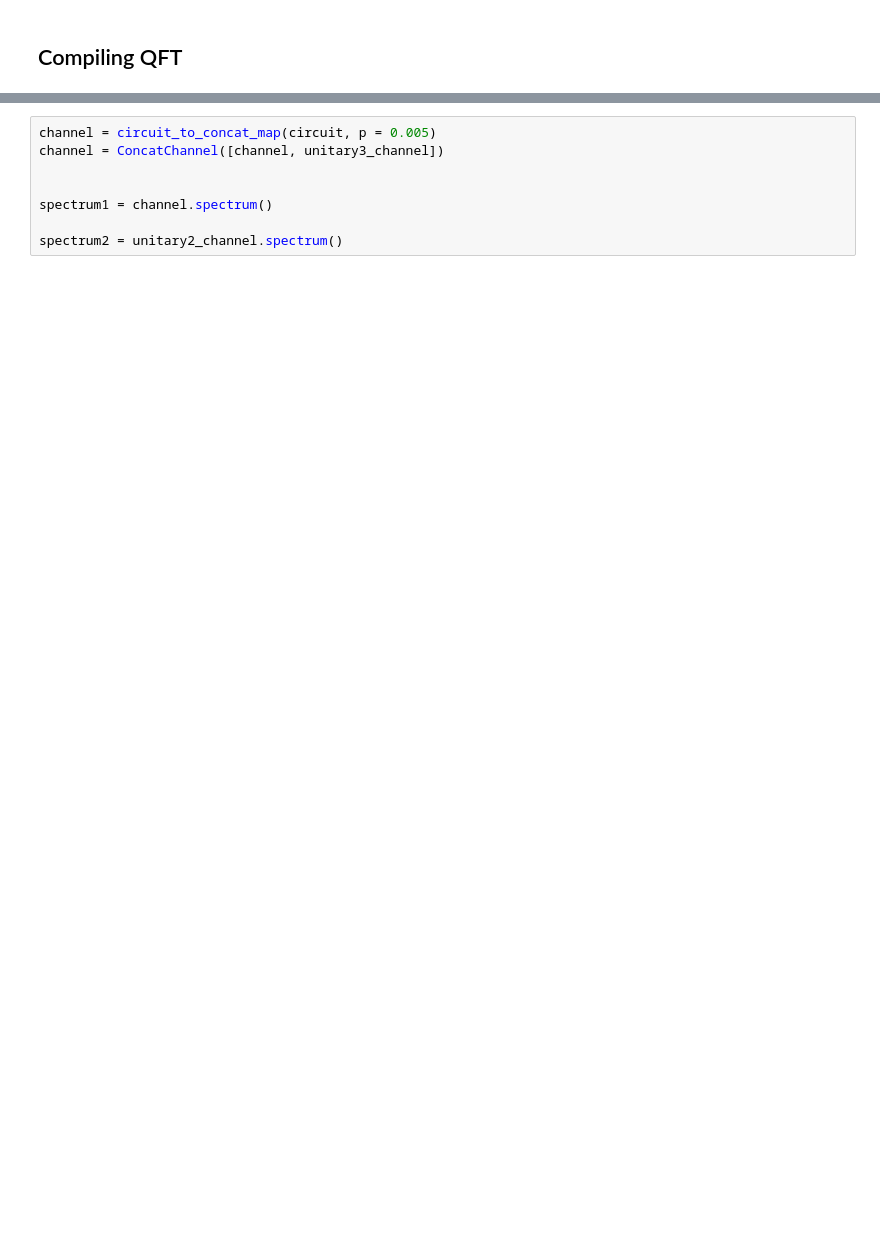
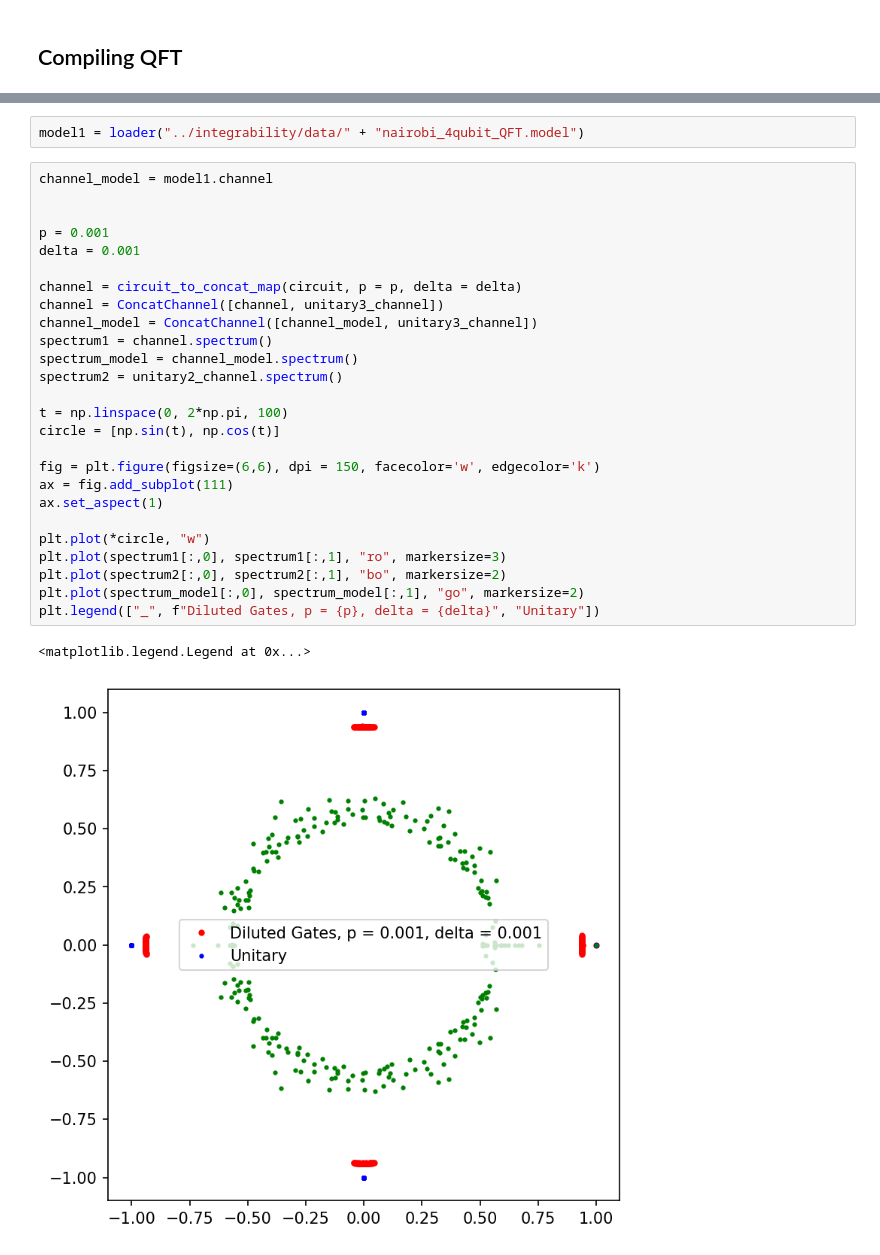
Before and after one commit to KristianWold/experimental-quantum-spectrum, a Jupyter notebook: notebooks/nisq_spectrum/diluted_QFT/Diluted Gate Sequence.ipynb, the cells around one changed output, grey strips where cells are left out. Drawn from its saved outputs; the diff is of its cells as text; blank space fills up the shorter version.

```diff
--- a/notebooks/nisq_spectrum/diluted_QFT/Diluted Gate Sequence.ipynb
+++ b/notebooks/nisq_spectrum/diluted_QFT/Diluted Gate Sequence.ipynb
@@ -102,9 +112,32 @@ unitary3_channel = ChoiMapStatic(U_diff, mode="unitary")
-# %%
-channel = circuit_to_concat_map(circuit, p = 0.005)
-channel = ConcatChannel([channel, unitary3_channel])
-
-
-spectrum1 = channel.spectrum()
-
-spectrum2 = unitary2_channel.spectrum()
+# %%
+model1 = loader("../integrability/data/" + "nairobi_4qubit_QFT.model")
+# %%
+channel_model = model1.channel
+
+
+p = 0.001
+delta = 0.001
+
+channel = circuit_to_concat_map(circuit, p = p, delta = delta)
+channel = ConcatChannel([channel, unitary3_channel])
+channel_model = ConcatChannel([channel_model, unitary3_channel])
+spectrum1 = channel.spectrum()
+spectrum_model = channel_model.spectrum()
+spectrum2 = unitary2_channel.spectrum()
+
+t = np.linspace(0, 2*np.pi, 100)
+circle = [np.sin(t), np.cos(t)]
+
+fig = plt.figure(figsize=(6,6), dpi = 150, facecolor='w', edgecolor='k')
+ax = fig.add_subplot(111)
+ax.set_aspect(1)
+
+plt.plot(*circle, "w")
+plt.plot(spectrum1[:,0], spectrum1[:,1], "ro", markersize=3)
+plt.plot(spectrum2[:,0], spectrum2[:,1], "bo", markersize=2)
+plt.plot(spectrum_model[:,0], spectrum_model[:,1], "go", markersize=2)
+plt.legend(["_", f"Diluted Gates, p = {p}, delta = {delta}", "Unitary"])
+# %% [output]
+<matplotlib.legend.Legend at 0x...>
+[figure, added]
 # %%
```
Also changed, not shown: parts of 8 cells of this notebook, 41 other files.
